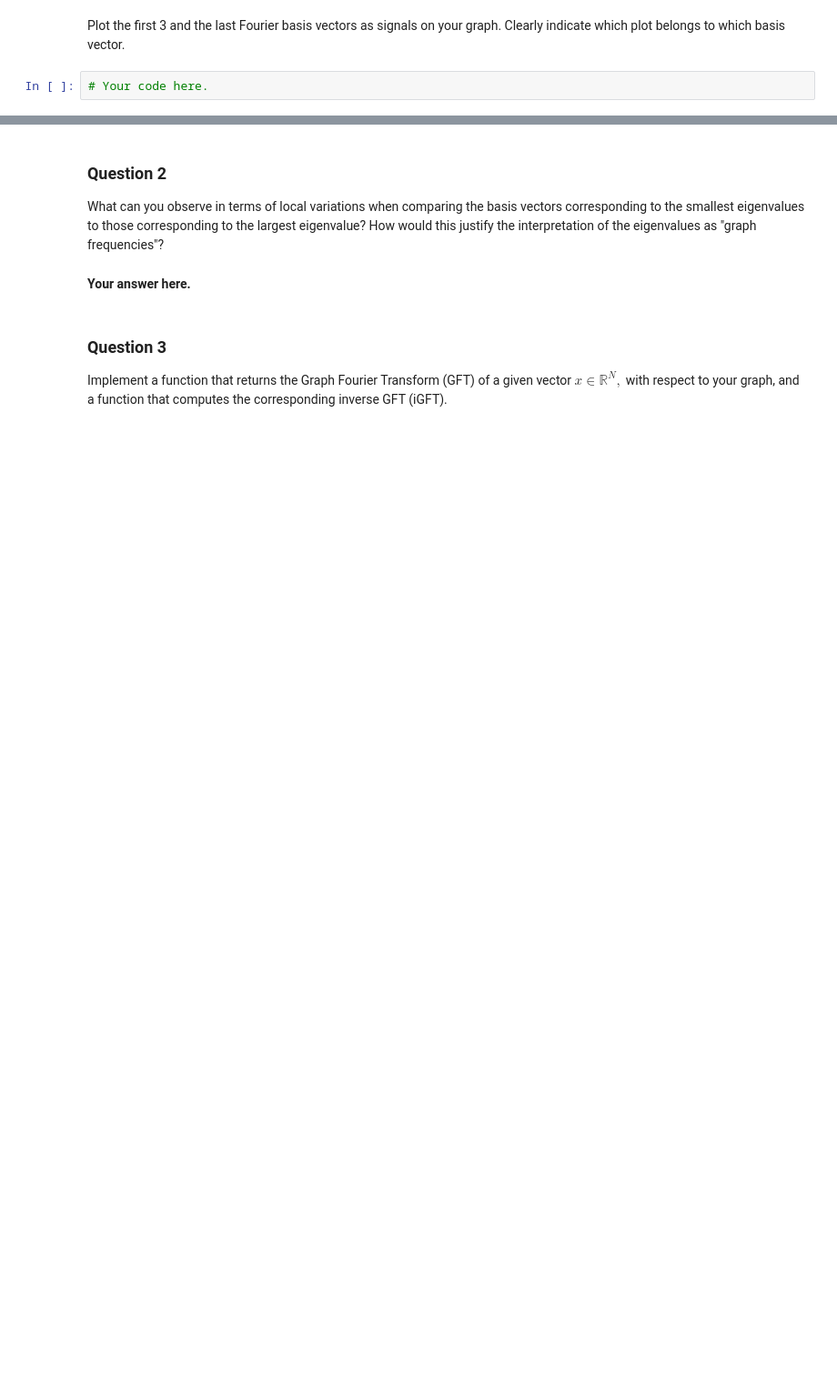
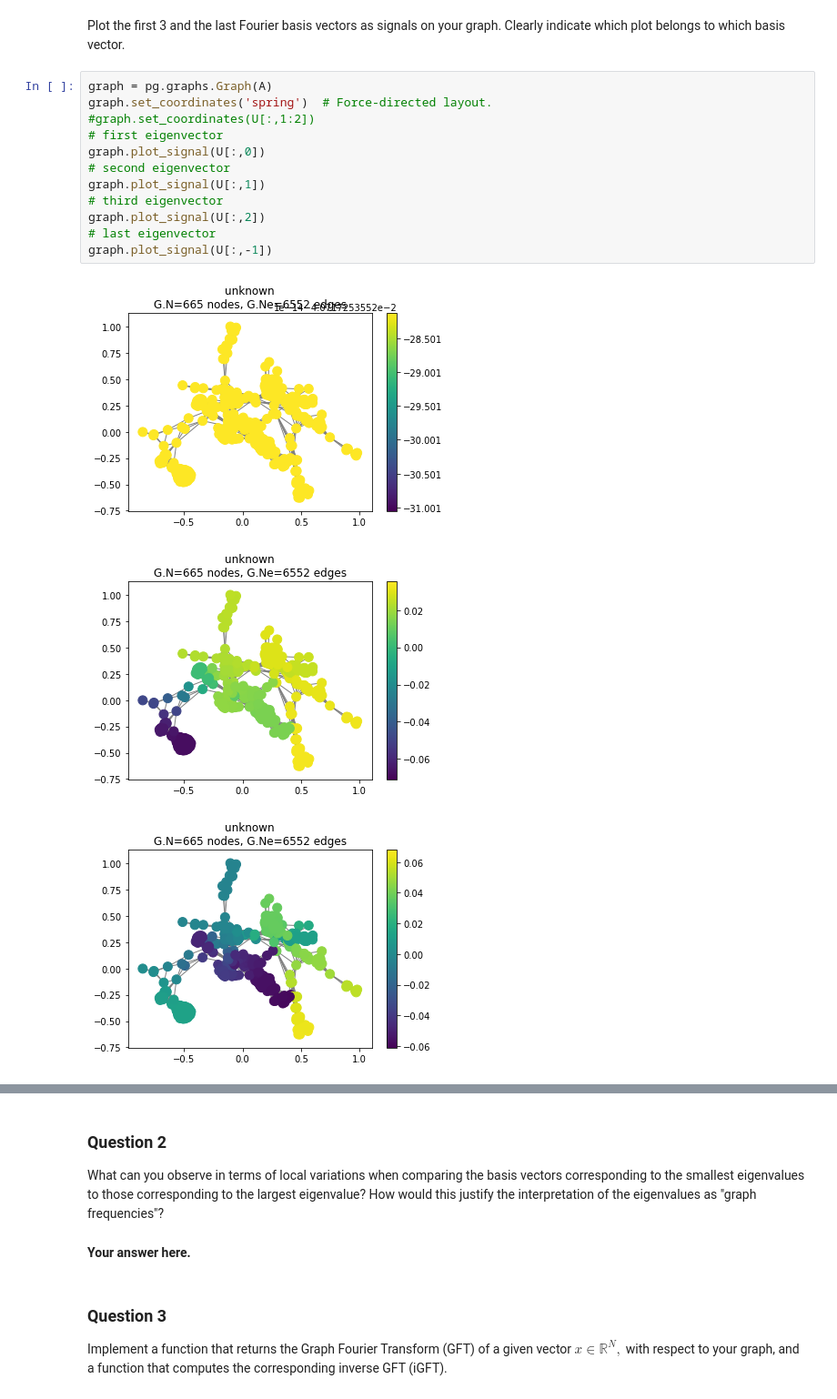
Before and after one commit to Kakavand/EPFL-antiterrorAssignment, a Jupyter notebook: marco/4_graph_signal_processing.ipynb, the cells around one changed output, grey strips where cells are left out. Shown: that part at 91% size. Drawn from its saved outputs; the diff is of its cells as text; blank space fills up the shorter version.

```diff
--- a/marco/4_graph_signal_processing.ipynb
+++ b/marco/4_graph_signal_processing.ipynb
@@ -132,4 +153,18 @@ U = eigenvectors
 # %% [markdown]
 Plot the first 3 and the last Fourier basis vectors as signals on your graph. Clearly indicate which plot belongs to which basis vector.
-# %%
-# Your code here.
+# %%
+graph = pg.graphs.Graph(A)
+graph.set_coordinates('spring')  # Force-directed layout.
+#graph.set_coordinates(U[:,1:2])
+# first eigenvector
+graph.plot_signal(U[:,0])
+# second eigenvector
+graph.plot_signal(U[:,1])
+# third eigenvector
+graph.plot_signal(U[:,2])
+# last eigenvector
+graph.plot_signal(U[:,-1])
+# %% [output]
+[figure, added]
+[figure, added]
+[figure, added]
```
Also changed, not shown: parts of 46 cells of this notebook, 1 other file.
